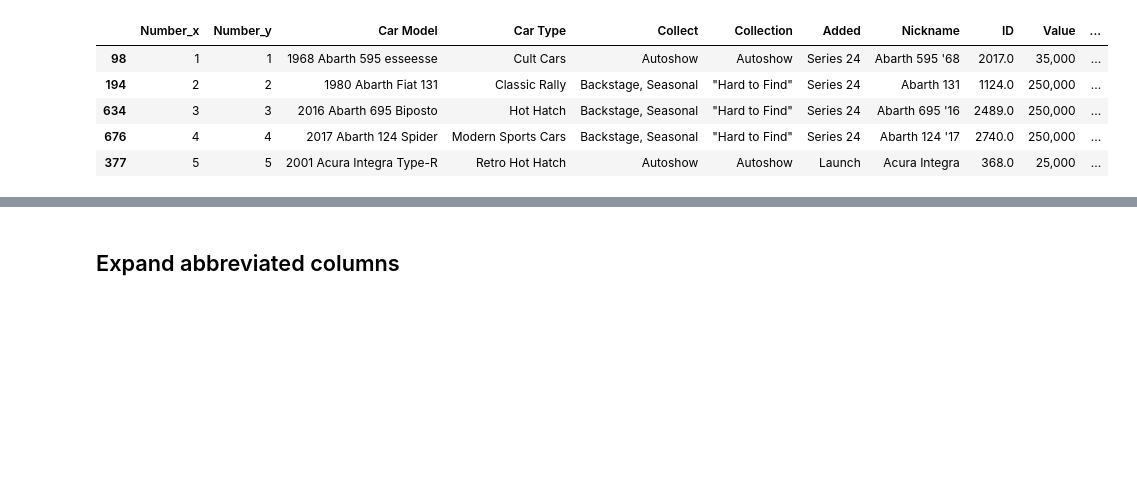
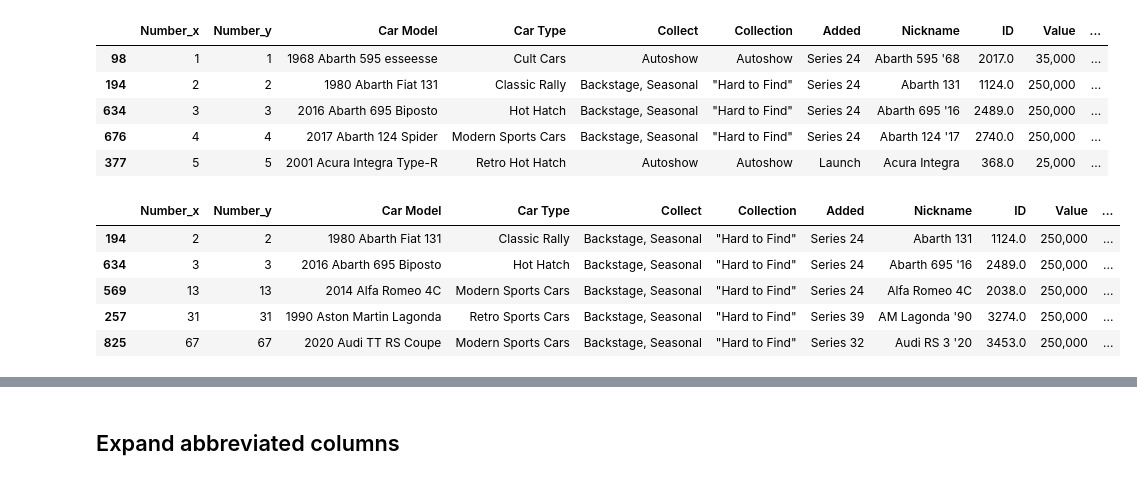
Before and after one commit to iaspidem/fh-cars-list, a Jupyter notebook: fh5-process-ext.ipynb, the cells around one changed output, grey strips where cells are left out. Saved outputs shown, nothing was run; the diff lists cells and outputs as text; code cells hidden in the pictures; blank space fills up the shorter version.

Commit message:
filter to missing backstage/hard-to-find cars

```diff
--- a/fh5-process-ext.ipynb
+++ b/fh5-process-ext.ipynb
@@ -377,3 +377,13 @@ df_master.head()
 | 634 | 3 | 3 | 2016 Abarth 695 Biposto | Hot Hatch | Backstage, Seasonal | "Hard to Find" | Series 24 | Abarth 695 '16 | 2489.0 | 250,000 | ... |
 | 676 | 4 | 4 | 2017 Abarth 124 Spider | Modern Sports Cars | Backstage, Seasonal | "Hard to Find" | Series 24 | Abarth 124 '17 | 2740.0 | 250,000 | ... |
 | 377 | 5 | 5 | 2001 Acura Integra Type-R | Retro Hot Hatch | Autoshow | Autoshow | Launch | Acura Integra | 368.0 | 25,000 | ... |
+# %%
+df_notowned_htf = df_master.iloc[(df_master["Collection"].str.contains("Hard to Find")) & (df_master["Owned"]=="0")]
+df_notowned_htf.head()
+# %% [output]
+|  | Number_x | Number_y | Car Model | Car Type | Collect | Collection | Added | Nickname | ID | Value | ... |
+| 194 | 2 | 2 | 1980 Abarth Fiat 131 | Classic Rally | Backstage, Seasonal | "Hard to Find" | Series 24 | Abarth 131 | 1124.0 | 250,000 | ... |
+| 634 | 3 | 3 | 2016 Abarth 695 Biposto | Hot Hatch | Backstage, Seasonal | "Hard to Find" | Series 24 | Abarth 695 '16 | 2489.0 | 250,000 | ... |
+| 569 | 13 | 13 | 2014 Alfa Romeo 4C | Modern Sports Cars | Backstage, Seasonal | "Hard to Find" | Series 24 | Alfa Romeo 4C | 2038.0 | 250,000 | ... |
+| 257 | 31 | 31 | 1990 Aston Martin Lagonda | Retro Sports Cars | Backstage, Seasonal | "Hard to Find" | Series 39 | AM Lagonda '90 | 3274.0 | 250,000 | ... |
+| 825 | 67 | 67 | 2020 Audi TT RS Coupe | Modern Sports Cars | Backstage, Seasonal | "Hard to Find" | Series 32 | Audi RS 3 '20 | 3453.0 | 250,000 | ... |
```
Also changed, not shown: parts of 2 cells of this notebook.
